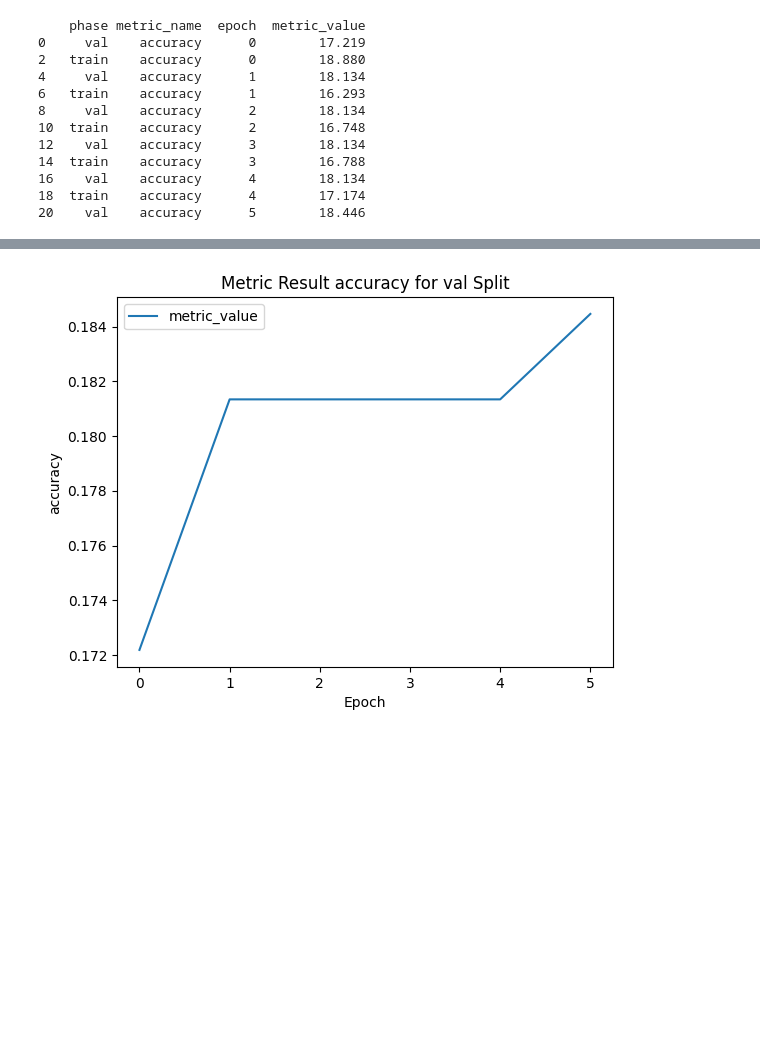
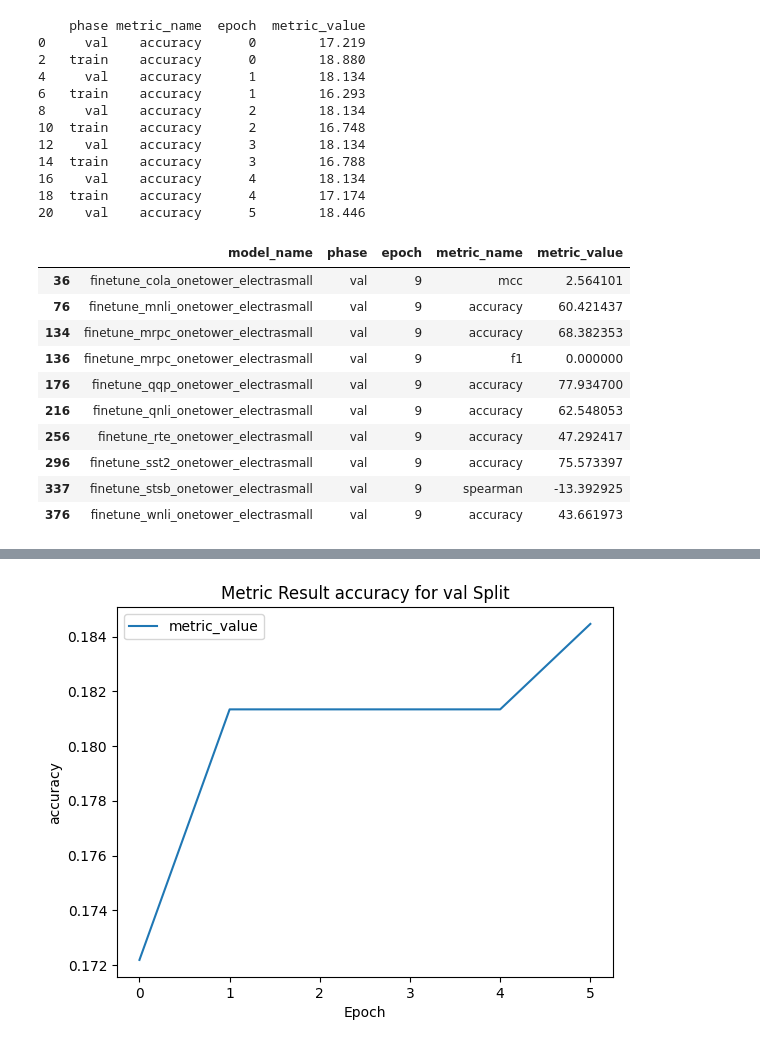
Before and after one commit to Adam-Torek/Renaissance-WAC, a Jupyter notebook: results_viewer.ipynb, the cells around one changed output, grey strips where cells are left out. Cells and saved outputs as stored; diff of their text form; code cells hidden in the pictures; blank space fills up the shorter version.

Commit message:
completed GLUE evaluations for all models and RefCOCO evaluations for all models once again

```diff
--- a/results_viewer.ipynb
+++ b/results_viewer.ipynb
@@ -84,7 +84,21 @@ show_metric_results_table("result/eval_ref_twotower_electrasmall_wac_text_pretra
 18  train    accuracy      4        17.174
 20    val    accuracy      5        18.446
 # %%
-glue_no_embedding_results = pd.read_csv("glue_results/glue_wac_embeddings/glue.csv")
+glue_no_embedding_results = pd.read_csv("glue_results/glue_no_wac_embeddings/glue.csv")
 glue_no_embedding_results["metric_value"] = glue_no_embedding_results["metric_value"] * 100
 glue_results_table = glue_no_embedding_results[(glue_no_embedding_results["epoch"] == 9) & (glue_no_embedding_results["phase"] == "val") & (glue_no_embedding_results["metric_name"] != "loss")]
+# %%
+glue_results_table
+# %% [output]
+|  | model_name | phase | epoch | metric_name | metric_value |
+| 36 | finetune_cola_onetower_electrasmall | val | 9 | mcc | 2.564101 |
+| 76 | finetune_mnli_onetower_electrasmall | val | 9 | accuracy | 60.421437 |
+| 134 | finetune_mrpc_onetower_electrasmall | val | 9 | accuracy | 68.382353 |
+| 136 | finetune_mrpc_onetower_electrasmall | val | 9 | f1 | 0.000000 |
+| 176 | finetune_qqp_onetower_electrasmall | val | 9 | accuracy | 77.934700 |
+| 216 | finetune_qnli_onetower_electrasmall | val | 9 | accuracy | 62.548053 |
+| 256 | finetune_rte_onetower_electrasmall | val | 9 | accuracy | 47.292417 |
+| 296 | finetune_sst2_onetower_electrasmall | val | 9 | accuracy | 75.573397 |
+| 337 | finetune_stsb_onetower_electrasmall | val | 9 | spearman | -13.392925 |
+| 376 | finetune_wnli_onetower_electrasmall | val | 9 | accuracy | 43.661973 |
 # %%
```
Also changed, not shown: parts of 12 cells of this notebook, 5 other files.
